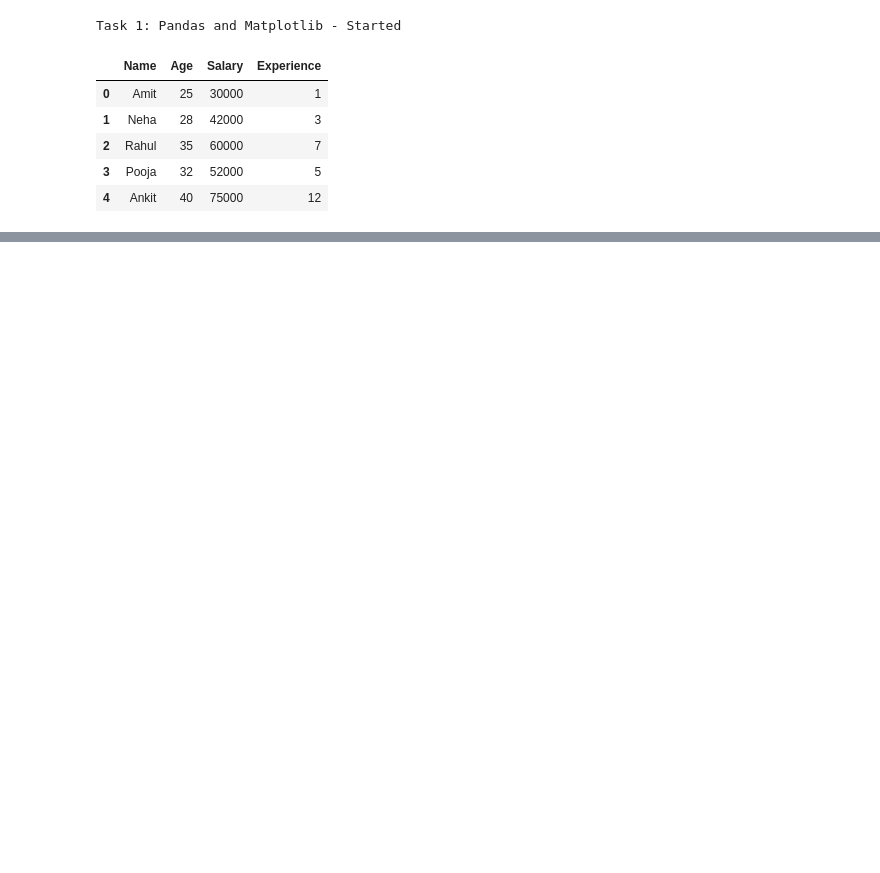
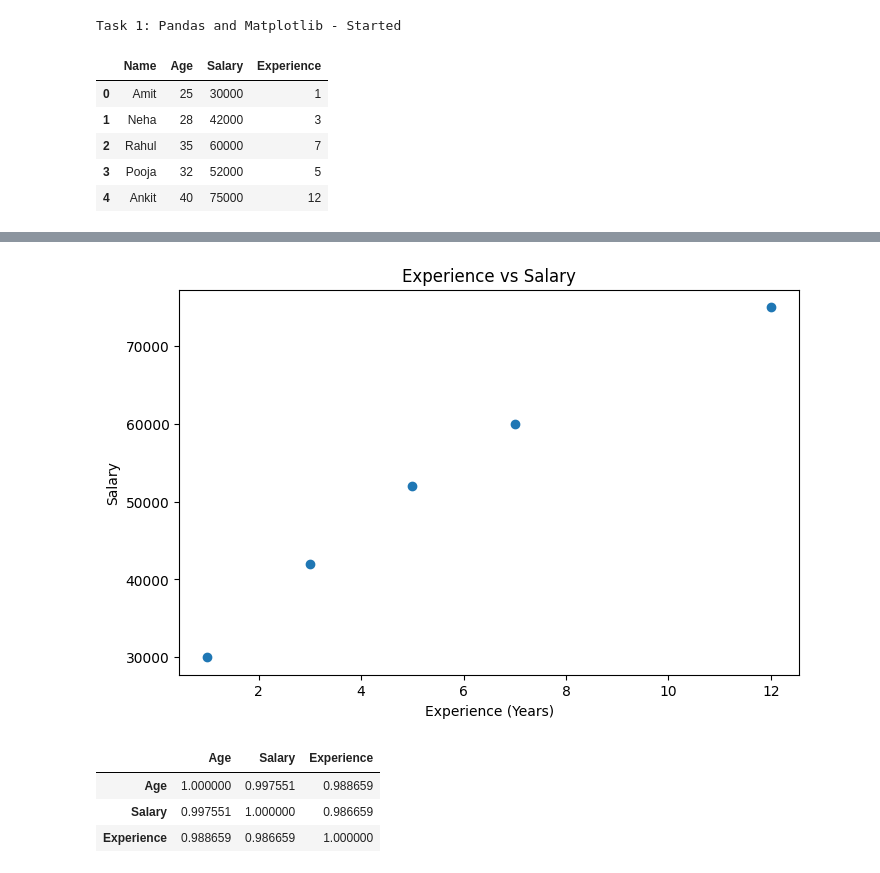
Before and after one commit to Jagminder-1998/qskill-python-internship-, a Jupyter notebook: task1_pandas_matplotlib/analysis.ipynb, the cells around one changed output, grey strips where cells are left out. Cells and saved outputs as stored; diff of their text form; code cells hidden in the pictures; blank space fills up the shorter version.

```diff
--- a/task1_pandas_matplotlib/analysis.ipynb
+++ b/task1_pandas_matplotlib/analysis.ipynb
@@ -20,0 +85,10 @@ df
+# %%
+plt.figure(figsize=(8, 5))
+plt.scatter(df["Experience"], df["Salary"])
+plt.xlabel("Experience (Years)")
+plt.ylabel("Salary")
+plt.title("Experience vs Salary")
+plt.savefig("plots/experience_vs_salary_scatter.png")
+plt.show()
+# %% [output]
+[figure, added]
@@ -20,0 +97,8 @@ df
+# %%
+correlation_matrix = df[["Age", "Salary", "Experience"]].corr()
+correlation_matrix
+# %% [output]
+|  | Age | Salary | Experience |
+| Age | 1.000000 | 0.997551 | 0.988659 |
+| Salary | 0.997551 | 1.000000 | 0.986659 |
+| Experience | 0.988659 | 0.986659 | 1.000000 |
```
Also changed, not shown: parts of 10 cells of this notebook, 3 other files.
